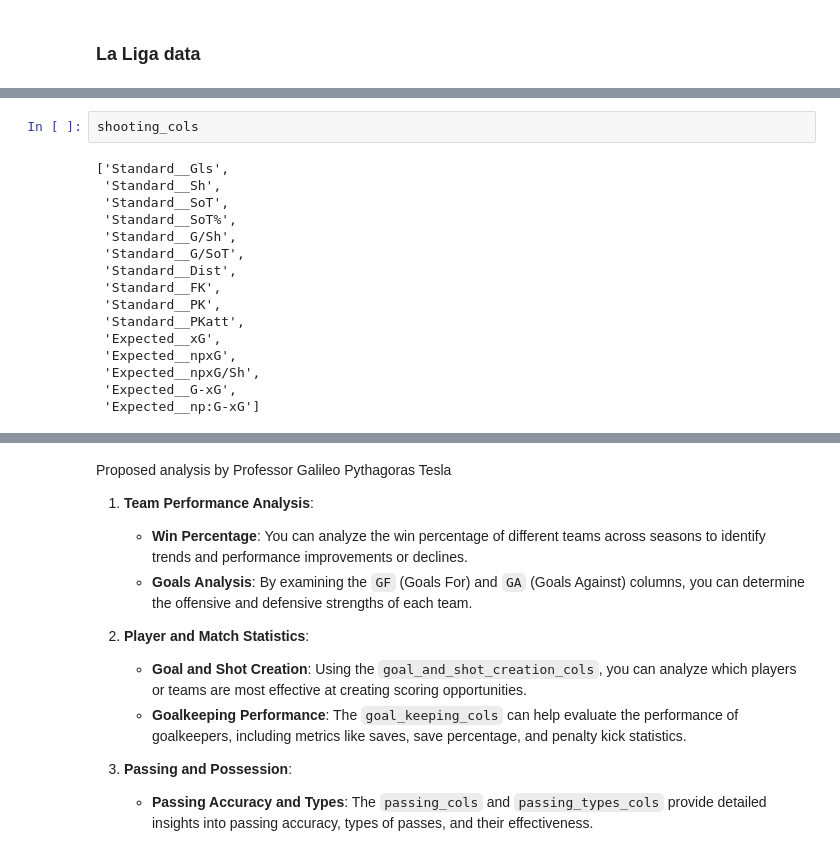
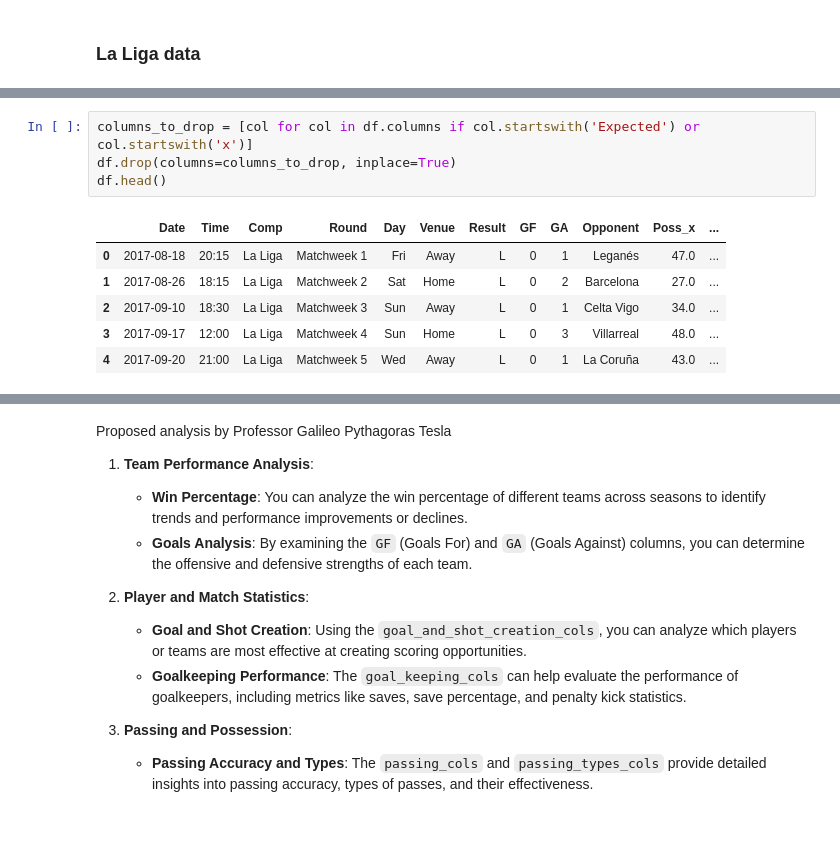
Before and after one commit to DSAI-Creator/Football-Match-Prediction, a Jupyter notebook: src/eda/eda.ipynb, the cells around one changed output, grey strips where cells are left out. Cells and saved outputs as stored; diff of their text form; blank space fills up the shorter version.

```diff
--- a/src/eda/eda.ipynb
+++ b/src/eda/eda.ipynb
@@ -115,21 +102,14 @@ miscellaneous_cols = df.columns[151:-2].to_list()
-# %%
-shooting_cols
-# %% [output]
-['Standard__Gls',
- 'Standard__Sh',
- 'Standard__SoT',
- 'Standard__SoT%',
- 'Standard__G/Sh',
- 'Standard__G/SoT',
- 'Standard__Dist',
- 'Standard__FK',
- 'Standard__PK',
- 'Standard__PKatt',
- 'Expected__xG',
- 'Expected__npxG',
- 'Expected__npxG/Sh',
- 'Expected__G-xG',
- 'Expected__np:G-xG']
+# %%
+columns_to_drop = [col for col in df.columns if col.startswith('Expected') or col.startswith('x')]
+df.drop(columns=columns_to_drop, inplace=True)
+df.head()
+# %% [output]
+|  | Date | Time | Comp | Round | Day | Venue | Result | GF | GA | Opponent | Poss_x | ... |
+| 0 | 2017-08-18 | 20:15 | La Liga | Matchweek 1 | Fri | Away | L | 0 | 1 | Leganés | 47.0 | ... |
+| 1 | 2017-08-26 | 18:15 | La Liga | Matchweek 2 | Sat | Home | L | 0 | 2 | Barcelona | 27.0 | ... |
+| 2 | 2017-09-10 | 18:30 | La Liga | Matchweek 3 | Sun | Away | L | 0 | 1 | Celta Vigo | 34.0 | ... |
+| 3 | 2017-09-17 | 12:00 | La Liga | Matchweek 4 | Sun | Home | L | 0 | 3 | Villarreal | 48.0 | ... |
+| 4 | 2017-09-20 | 21:00 | La Liga | Matchweek 5 | Wed | Away | L | 0 | 1 | La Coruña | 43.0 | ... |
 # %%
 %cd src
 # %% [output]
```
Also changed, not shown: parts of 24 cells of this notebook.
